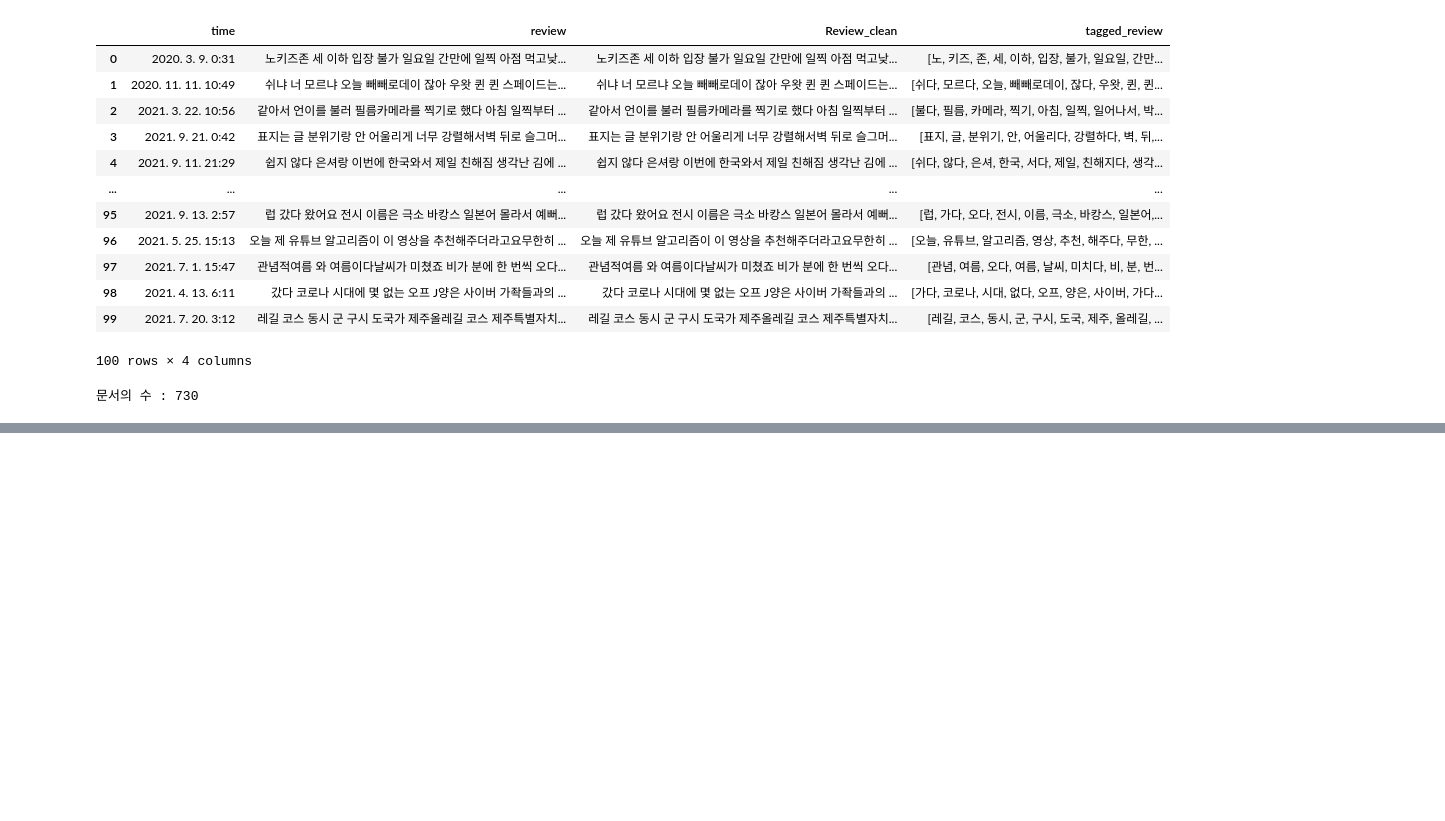
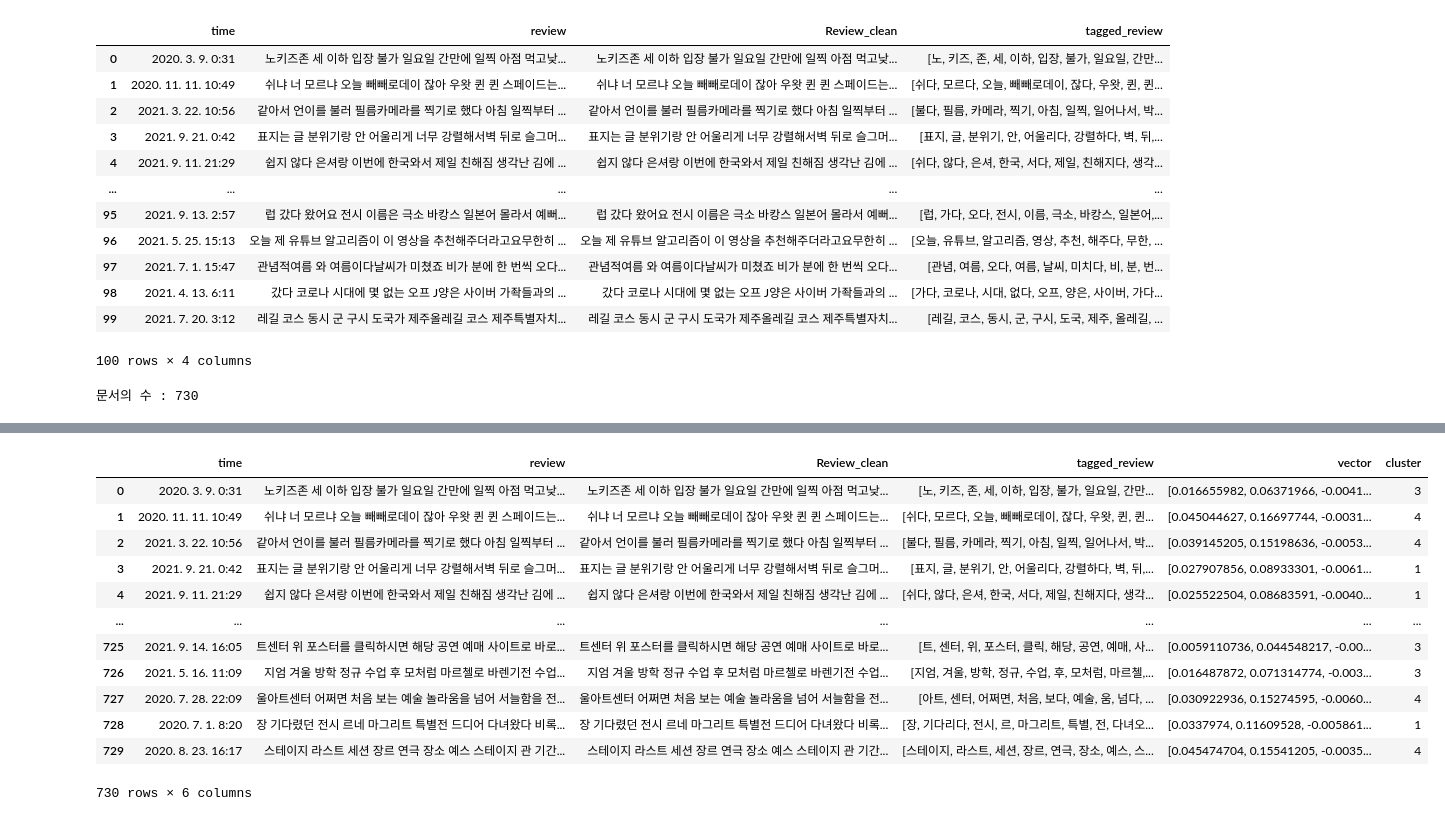
Before and after one commit to Gun-E/DCXminiProject, a Jupyter notebook: Day1/Day1_컬처케어_실습.ipynb, the cells around one changed output, grey strips where cells are left out. Saved outputs shown, nothing was run; the diff lists cells and outputs as text; code cells hidden in the pictures; blank space fills up the shorter version.

```diff
--- a/Day1/Day1_컬처케어_실습.ipynb
+++ b/Day1/Day1_컬처케어_실습.ipynb
@@ -361,3 +361,19 @@ for i in tqdm(tf_idf_df_transposed.columns):
 
     #딕셔너리로 만든 데이터 df에 자동 저장
     data_df.to_csv('data/Cluster{}_tf-idf.csv'.format(i), encoding='utf-8-sig')
+# %%
+df
+# %% [output]
+|  | time | review | Review_clean | tagged_review | vector | cluster |
+| 0 | 2020. 3. 9. 0:31 | 노키즈존 세 이하 입장 불가 일요일 간만에 일찍 아점 먹고낮... | 노키즈존 세 이하 입장 불가 일요일 간만에 일찍 아점 먹고낮... | [노, 키즈, 존, 세, 이하, 입장, 불가, 일요일, 간만... | [0.016655982, 0.06371966, -0.0041... | 3 |
+| 1 | 2020. 11. 11. 10:49 | 쉬냐 너 모르냐 오늘 빼빼로데이 잖아 우왓 퀸 퀸 스페이드는... | 쉬냐 너 모르냐 오늘 빼빼로데이 잖아 우왓 퀸 퀸 스페이드는... | [쉬다, 모르다, 오늘, 빼빼로데이, 잖다, 우왓, 퀸, 퀸... | [0.045044627, 0.16697744, -0.0031... | 4 |
+| 2 | 2021. 3. 22. 10:56 | 같아서 언이를 불러 필름카메라를 찍기로 했다 아침 일찍부터 ... | 같아서 언이를 불러 필름카메라를 찍기로 했다 아침 일찍부터 ... | [불다, 필름, 카메라, 찍기, 아침, 일찍, 일어나서, 박... | [0.039145205, 0.15198636, -0.0053... | 4 |
+| 3 | 2021. 9. 21. 0:42 | 표지는 글 분위기랑 안 어울리게 너무 강렬해서벽 뒤로 슬그머... | 표지는 글 분위기랑 안 어울리게 너무 강렬해서벽 뒤로 슬그머... | [표지, 글, 분위기, 안, 어울리다, 강렬하다, 벽, 뒤,... | [0.027907856, 0.08933301, -0.0061... | 1 |
+| 4 | 2021. 9. 11. 21:29 | 쉽지 않다 은셔랑 이번에 한국와서 제일 친해짐 생각난 김에 ... | 쉽지 않다 은셔랑 이번에 한국와서 제일 친해짐 생각난 김에 ... | [쉬다, 않다, 은셔, 한국, 서다, 제일, 친해지다, 생각... | [0.025522504, 0.08683591, -0.0040... | 1 |
+| ... | ... | ... | ... | ... | ... | ... |
+| 725 | 2021. 9. 14. 16:05 | 트센터 위 포스터를 클릭하시면 해당 공연 예매 사이트로 바로... | 트센터 위 포스터를 클릭하시면 해당 공연 예매 사이트로 바로... | [트, 센터, 위, 포스터, 클릭, 해당, 공연, 예매, 사... | [0.0059110736, 0.044548217, -0.00... | 3 |
+| 726 | 2021. 5. 16. 11:09 | 지엄 겨울 방학 정규 수업 후 모처럼 마르첼로 바렌기전 수업... | 지엄 겨울 방학 정규 수업 후 모처럼 마르첼로 바렌기전 수업... | [지엄, 겨울, 방학, 정규, 수업, 후, 모처럼, 마르첼,... | [0.016487872, 0.071314774, -0.003... | 3 |
+| 727 | 2020. 7. 28. 22:09 | 울아트센터 어쩌면 처음 보는 예술 놀라움을 넘어 서늘함을 전... | 울아트센터 어쩌면 처음 보는 예술 놀라움을 넘어 서늘함을 전... | [아트, 센터, 어쩌면, 처음, 보다, 예술, 움, 넘다, ... | [0.030922936, 0.15274595, -0.0060... | 4 |
+| 728 | 2020. 7. 1. 8:20 | 장 기다렸던 전시 르네 마그리트 특별전 드디어 다녀왔다 비록... | 장 기다렸던 전시 르네 마그리트 특별전 드디어 다녀왔다 비록... | [장, 기다리다, 전시, 르, 마그리트, 특별, 전, 다녀오... | [0.0337974, 0.11609528, -0.005861... | 1 |
+| 729 | 2020. 8. 23. 16:17 | 스테이지 라스트 세션 장르 연극 장소 예스 스테이지 관 기간... | 스테이지 라스트 세션 장르 연극 장소 예스 스테이지 관 기간... | [스테이지, 라스트, 세션, 장르, 연극, 장소, 예스, 스... | [0.045474704, 0.15541205, -0.0035... | 4 |
+730 rows × 6 columns
```
Also changed, not shown: parts of 9 cells of this notebook, 12 other files.
